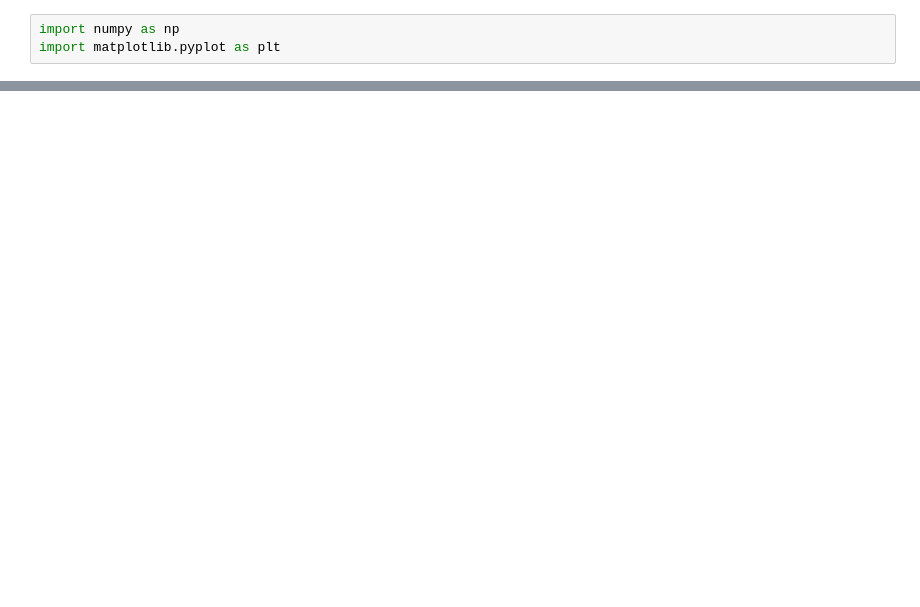
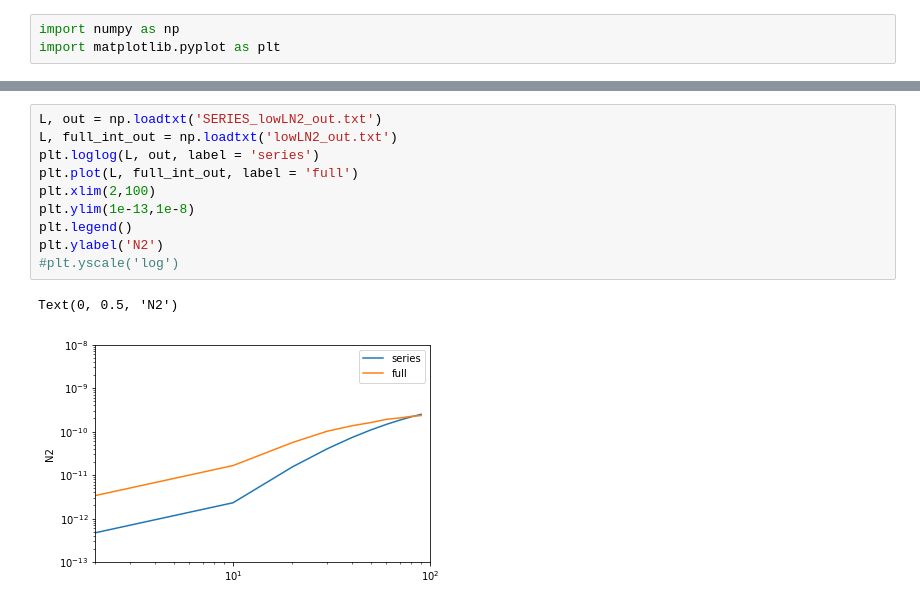
Before and after one commit to aleksandrbowkis/bispec_opt_est, a Jupyter notebook: N2_numerical/N2_tests.ipynb, the cells around one changed output, grey strips where cells are left out. Saved outputs shown, nothing was run; the diff lists cells and outputs as text; blank space fills up the shorter version.

```diff
--- a/N2_numerical/N2_tests.ipynb
+++ b/N2_numerical/N2_tests.ipynb
@@ -4 +28,14 @@ import matplotlib.pyplot as plt
+# %%
+L, out = np.loadtxt('SERIES_lowLN2_out.txt')
+L, full_int_out = np.loadtxt('lowLN2_out.txt')
+plt.loglog(L, out, label = 'series')
+plt.plot(L, full_int_out, label = 'full')
+plt.xlim(2,100)
+plt.ylim(1e-13,1e-8)
+plt.legend()
+plt.ylabel('N2')
+#plt.yscale('log')
+# %% [output]
+Text(0, 0.5, 'N2')
+[figure, added]
 # %%
```
Also changed, not shown: parts of 9 cells of this notebook, 1 other file.
